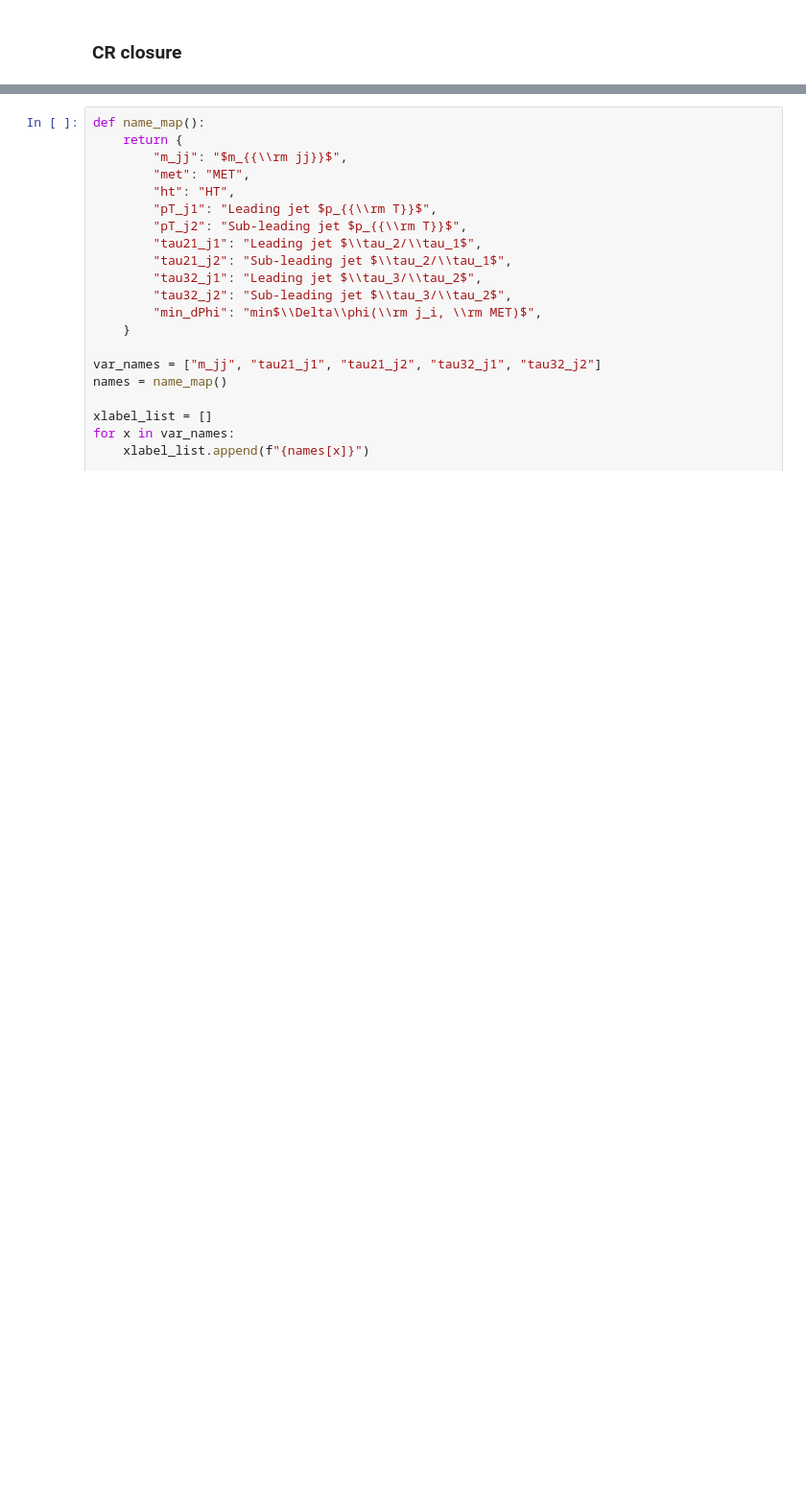
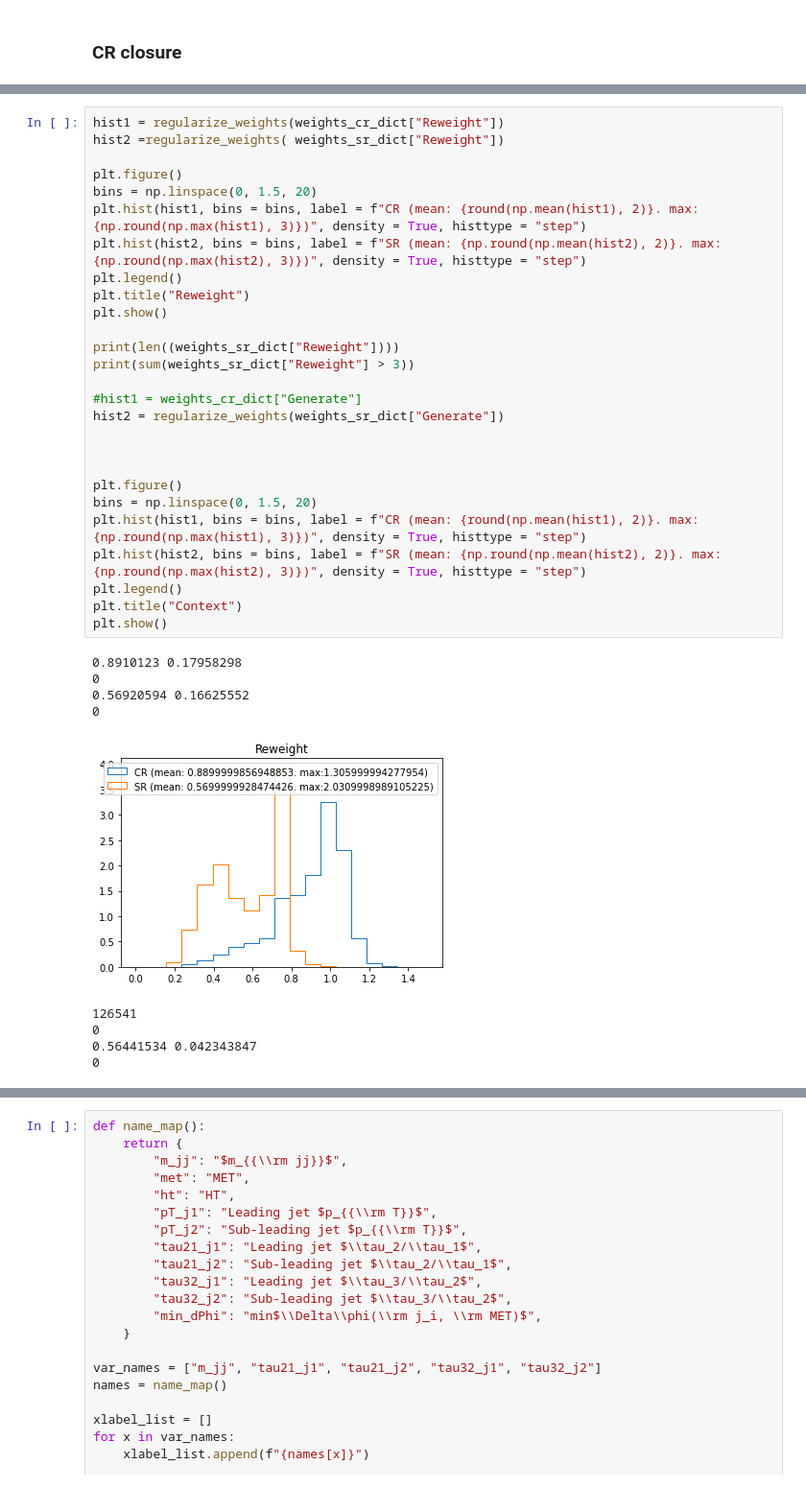
Before and after one commit to hep-lbdl/non-resonant-AD-extrapolation, a Jupyter notebook: graphics_notebooks/check_closure_ratios.ipynb, the cells around one changed output, grey strips where cells are left out. Shown at 96% size. Saved outputs shown, nothing was run; the diff lists cells and outputs as text; blank space fills up the shorter version.

```diff
--- a/graphics_notebooks/check_closure_ratios.ipynb
+++ b/graphics_notebooks/check_closure_ratios.ipynb
@@ -55,0 +71,37 @@ if "Morph" in keys_to_plot:
+# %%
+hist1 = regularize_weights(weights_cr_dict["Reweight"])
+hist2 =regularize_weights( weights_sr_dict["Reweight"])
+
+plt.figure()
+bins = np.linspace(0, 1.5, 20)
+plt.hist(hist1, bins = bins, label = f"CR (mean: {round(np.mean(hist1), 2)}. max:{np.round(np.max(hist1), 3)})", density = True, histtype = "step")
+plt.hist(hist2, bins = bins, label = f"SR (mean: {np.round(np.mean(hist2), 2)}. max:{np.round(np.max(hist2), 3)})", density = True, histtype = "step")
+plt.legend()
+plt.title("Reweight")
+plt.show()
+
+print(len((weights_sr_dict["Reweight"])))
+print(sum(weights_sr_dict["Reweight"] > 3))
+
+#hist1 = weights_cr_dict["Generate"]
+hist2 = regularize_weights(weights_sr_dict["Generate"])
+
+
+
+plt.figure()
+bins = np.linspace(0, 1.5, 20)
+plt.hist(hist1, bins = bins, label = f"CR (mean: {round(np.mean(hist1), 2)}. max:{np.round(np.max(hist1), 3)})", density = True, histtype = "step")
+plt.hist(hist2, bins = bins, label = f"SR (mean: {np.round(np.mean(hist2), 2)}. max:{np.round(np.max(hist2), 3)})", density = True, histtype = "step")
+plt.legend()
+plt.title("Context")
+plt.show()
+# %% [output]
+0.8910123 0.17958298
+0
+0.56920594 0.16625552
+0
+[figure, added]
+126541
+0
+0.56441534 0.042343847
+0
```
Also changed, not shown: parts of 6 cells of this notebook, 4 other files.
